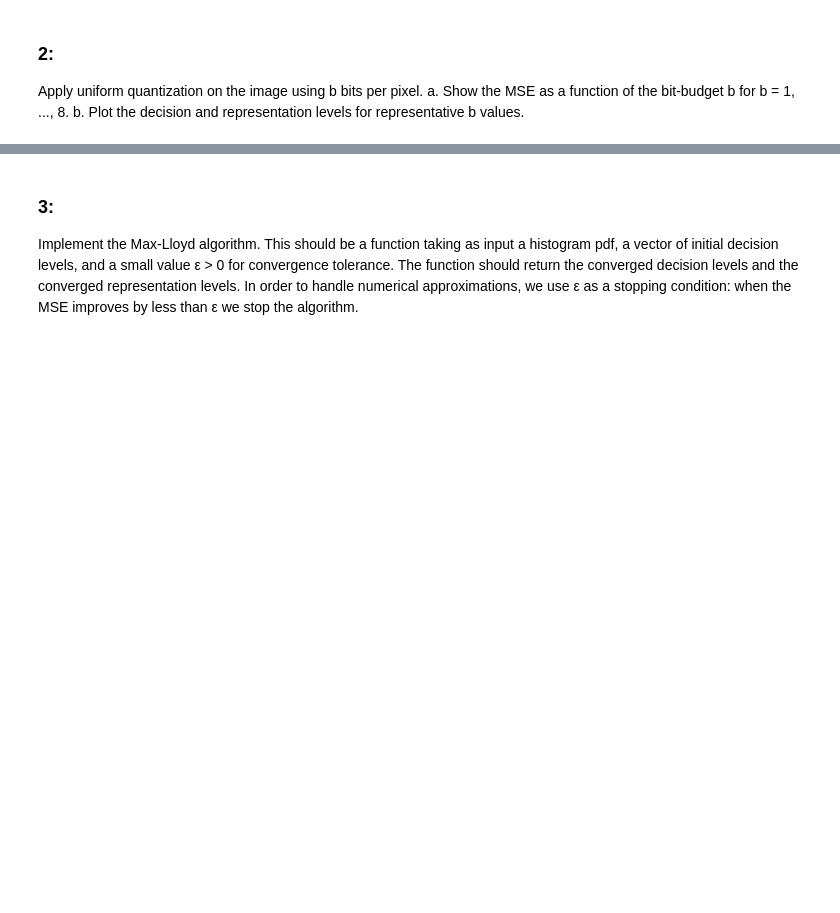
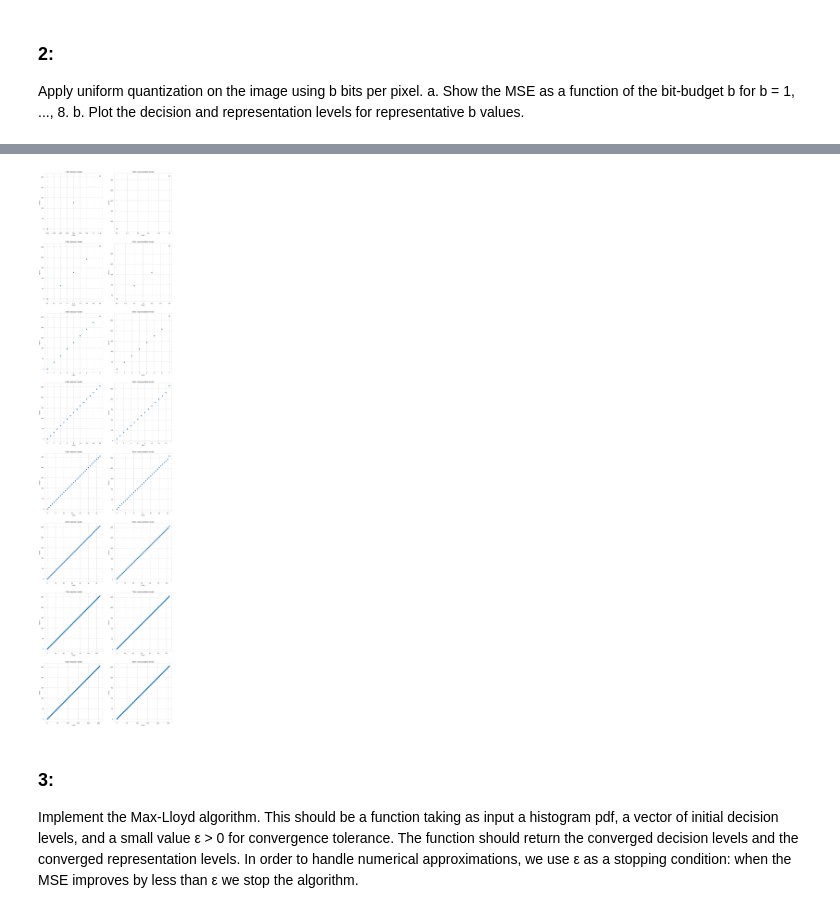
Before and after one commit to LIOR-YAACOV/IntroToDataProcessingAndRepresentation-cs236201-HW1, a Jupyter notebook: HW1.ipynb, the cells around one changed output, grey strips where cells are left out. Drawn from its saved outputs; the diff is of its cells as text; code cells hidden in the pictures; blank space fills up the shorter version.

```diff
--- a/HW1.ipynb
+++ b/HW1.ipynb
@@ -63,3 +75,34 @@ quantized_vec = uni_quantizer(gray_image)
+# %%
+def get_levels(image_array, bit) :
+    power_of_b = 2**bit
+    decisions, representations = [],[]
+    delta = (image_array.max() - image_array.min())/(power_of_b)
+    for i in range(power_of_b+1) :
+        decisions.append(image_array.min() + delta*i)
+        if i != power_of_b-1:
+            representations.append(image_array.min() + delta*(i+0.5))
+    return decisions, representations
+# %%
+fig, axs = plt.subplots(8,2, figsize=(15, 65))
+fig.subplots_adjust(hspace=0.2)
+#fig.suptitle(title, fontsize=16, y=1.05)
+axs = np.ravel(axs)
+
+for i in range(8) :
+    decisions, representations = get_levels(gray_image_arr, i+1)
+
+    axs[2*i].plot(decisions, "o")
+    axs[2*i].set_title(f"{i+1}-bits decision levels")
+    axs[2*i].set_xlabel("index")
+    axs[2*i].set_ylabel("values")
+
+    axs[2*i+1].plot(representations, "o")
+    axs[2*i+1].set_title(f"{i+1}-bits representation levels")
+    axs[2*i+1].set_xlabel("index")
+    axs[2*i+1].set_ylabel("values")
+plt.show()
+# %% [output]
+[figure, added]
 # %% [markdown]
 ### 3:
 
```
Also changed, not shown: parts of 8 cells of this notebook.
